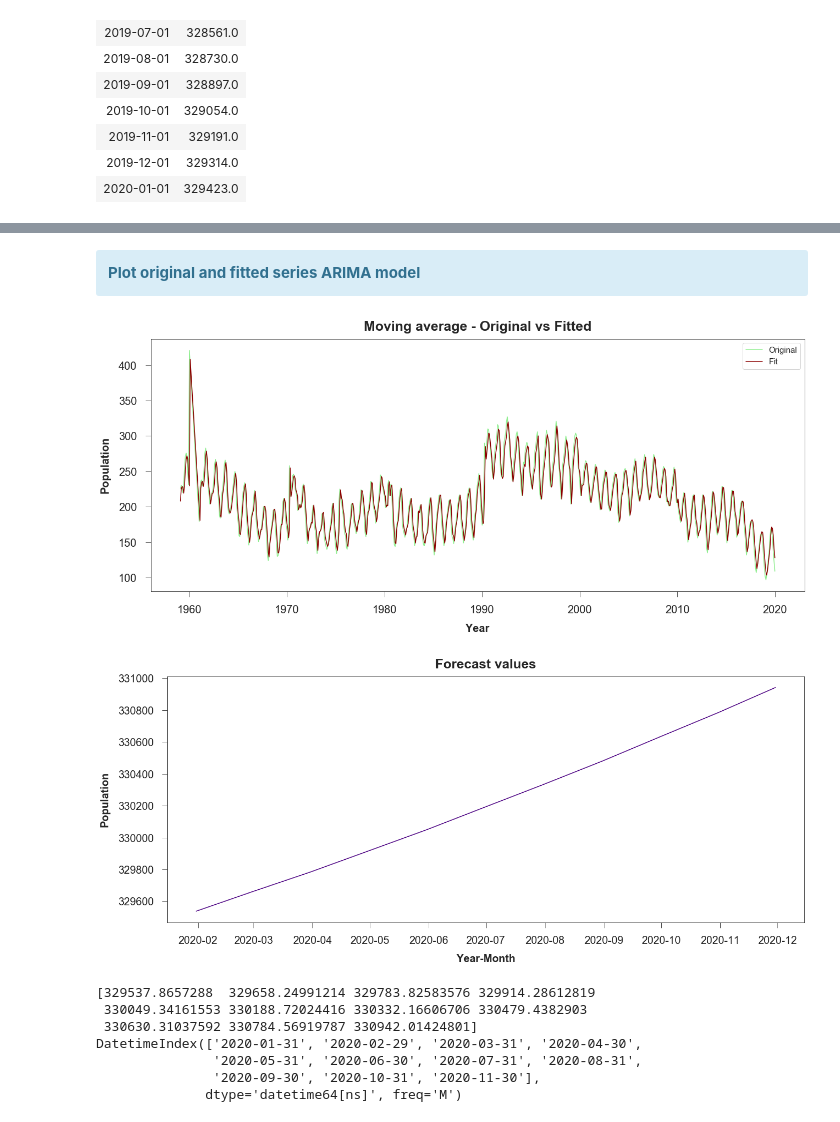
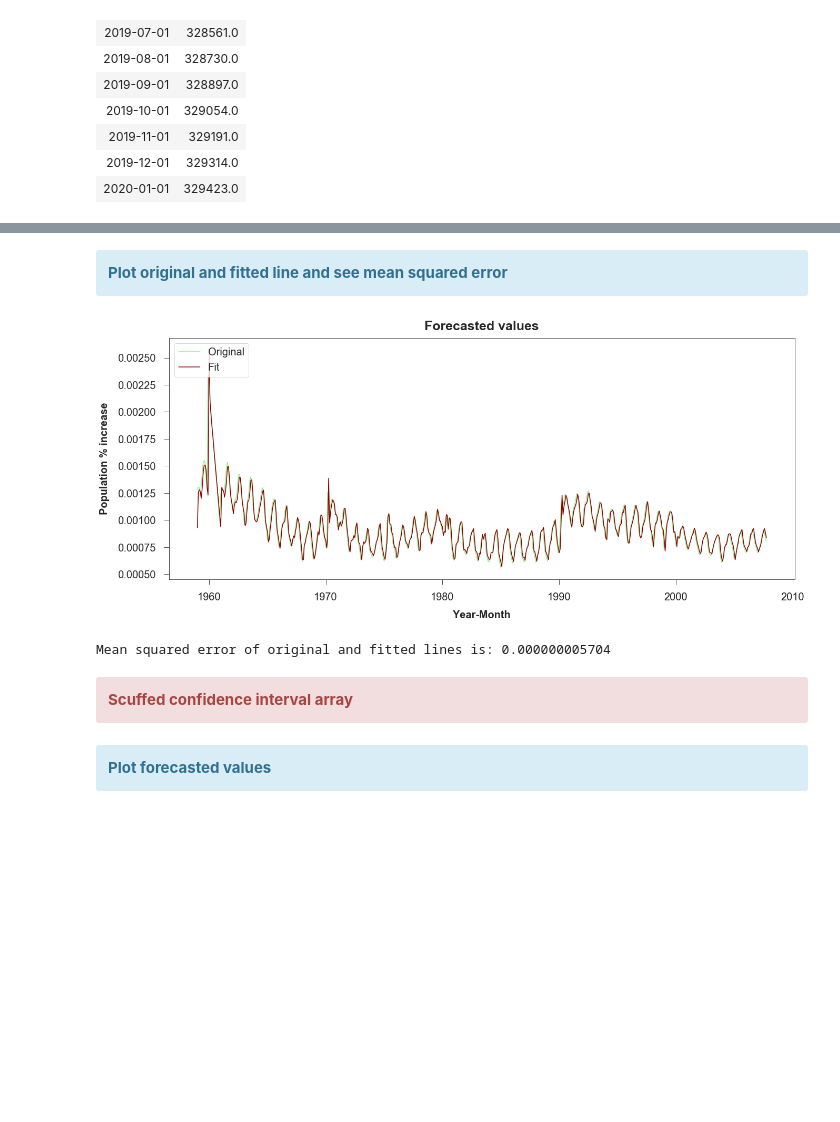
Before and after one commit to Pedro-Ivo/Population_Time_Series, a Jupyter notebook: Population growth in US.ipynb, the cells around one changed output, grey strips where cells are left out. Drawn from its saved outputs; the diff is of its cells as text; code cells hidden in the pictures; blank space fills up the shorter version.

```diff
--- a/Population growth in US.ipynb
+++ b/Population growth in US.ipynb
@@ -340,2 +299,17 @@ df.tail(13)
+# %%
+########################################
+# Split Train = 80% and Test = 20%     #
+#                                      #
+# train = df.loc['1959-01':'2005-12']  #
+# test = df.loc['2006-01':]            #
+#                                      #
+#        #or                           #
+#                                      #
+# train = df['value'][0:586]           #
+# test  = df['value'][587:]            #
+########################################
+
+train = diff_fix[0:586]
+test  = diff_fix[587:]
 # %% [markdown]
 <div class="alert alert-block alert-info">
@@ -378,46 +364,30 @@ AR.1            1.0629           +0.0000j            1.0629            0.0000
 # %% [markdown]
 <div class="alert alert-block alert-info">
-<b>Plot original and fitted series ARIMA model</b>
+<b>Plot original and fitted line and see mean squared error</b>
 </div>
 # %%
 plt.figure(figsize = (20,10))
-plt.title('Moving average - Original vs Fitted', weight = 'bold', fontsize = 25, pad= 15)
-plt.xlabel('Year', weight = 'bold', fontsize = 20, labelpad = 15)
-plt.ylabel('Population', weight = 'bold', fontsize = 20, labelpad = 15)
+plt.title('Forecasted values', weight = 'bold', fontsize = 25, pad = 15)
+plt.xlabel('Year-Month', weight = 'bold', fontsize = 20, labelpad = 15)
+plt.ylabel('Population % increase', weight = 'bold', fontsize = 20, labelpad = 15)
 plt.xticks(fontsize = 20)
 plt.yticks(fontsize = 20)
 plt.tick_params(axis = 'both', pad = 15, size = 10)
 plt.tight_layout(pad = 5)
 plt.rc('font', size = 15)
 plt.rc('font', weight = 'normal')
-plt.plot(diff, label = 'Original', color = 'lightgreen')
-plt.plot(df.index[1:], model_fit.fittedvalues[0:], label = 'Fit', color = 'darkred')
-plt.legend(loc = 'best', prop = {'size':15})
+date = pd.date_range(start = '2020-01', end = '2020-12', freq = 'M')
+plt.plot(df.index[0:586], train, label = 'Original', color = 'lightgreen')
+plt.plot(df.index[0:586], prediction[0:586], label = 'Fit', color = 'darkred')
+plt.legend(loc = 'upper left', prop = {'size':20})
 plt.show()
 
-plt.figure(figsize = (20,10))
-plt.title('Forecast values', weight = 'bold', fontsize = 25, pad= 15)
-plt.xlabel('Year-Month', weight = 'bold', fontsize = 20, labelpad = 15)
-plt.ylabel('Population', weight = 'bold', fontsize = 20, labelpad = 15)
-plt.xticks(fontsize = 20)
-plt.yticks(fontsize = 20)
-plt.tick_params(axis = 'both', pad = 15, size = 10)
-plt.tight_layout(pad = 5)
-plt.rc('font', size = 15)
-plt.rc('font', weight = 'normal')
-date = pd.date_range(start='2020-01', end='2020-12', freq='M')
-plt.plot(date, prediction, color = 'indigo')
-plt.show()
-
-print(prediction)
-print(date)
+mse = mean_squared_error(train, prediction)
+print('Mean squared error of original and fitted lines is: %.12f' % mse)
 # %% [output]
-[figure, old version]
+[figure, new version]
-[figure, removed]
-[329537.8657288  329658.24991214 329783.82583576 329914.28612819
- 330049.34161553 330188.72024416 330332.16606706 330479.4382903
- 330630.31037592 330784.56919787 330942.01424801]
-DatetimeIndex(['2020-01-31', '2020-02-29', '2020-03-31', '2020-04-30',
-               '2020-05-31', '2020-06-30', '2020-07-31', '2020-08-31',
-               '2020-09-30', '2020-10-31', '2020-11-30'],
-              dtype='datetime64[ns]', freq='M')
+Mean squared error of original and fitted lines is: 0.000000005704
+# %% [markdown]
+<div class="alert alert-block alert-danger">
+<b>Scuffed confidence interval array</b>
+</div>
@@ -423,0 +402,4 @@ DatetimeIndex(['2020-01-31', '2020-02-29', '2020-03-31', '2020-04-30',
+# %% [markdown]
+<div class="alert alert-block alert-info">
+<b>Plot forecasted values</b>
+</div>
```
Also changed, not shown: parts of 26 cells of this notebook.
